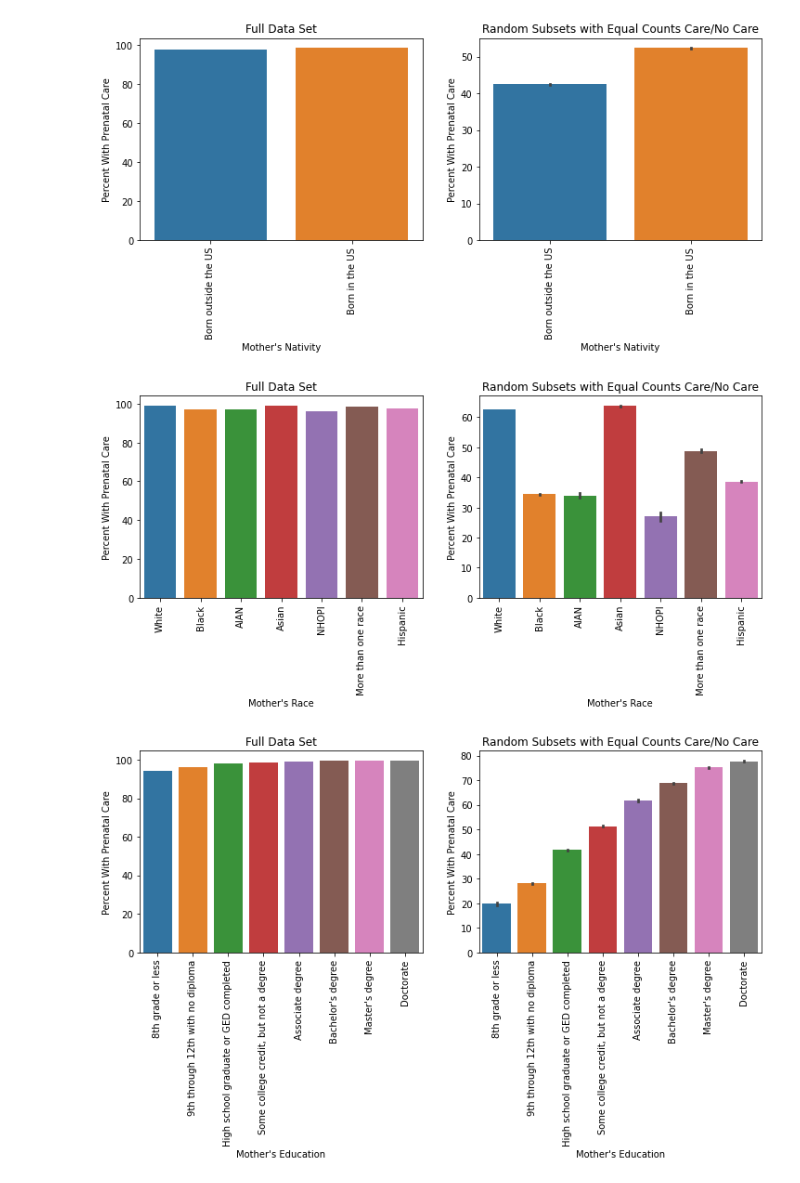
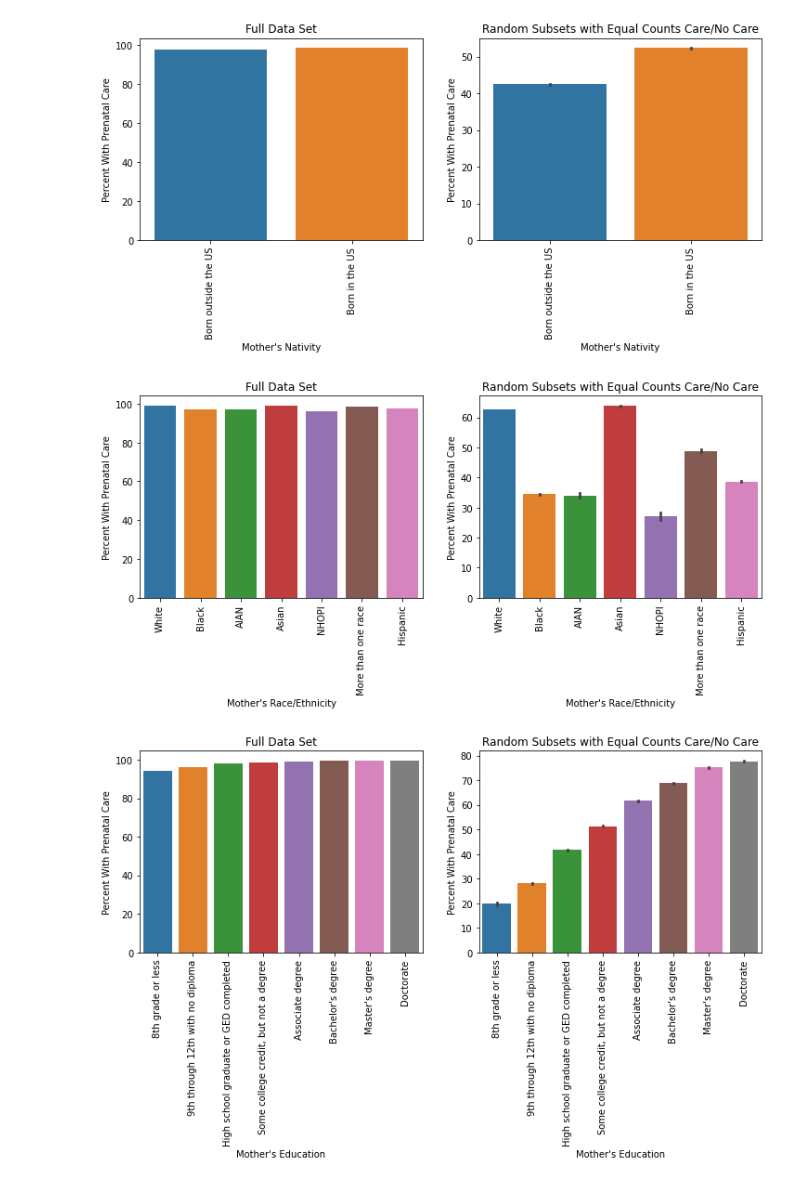
Before and after one commit to kels271828/ds4a, a Jupyter notebook: notebooks/models/prenatal_care.ipynb, the cells around one changed output. Cells and saved outputs as stored; diff of their text form; code cells hidden in the pictures.

```diff
--- a/notebooks/models/prenatal_care.ipynb
+++ b/notebooks/models/prenatal_care.ipynb
@@ -170,9 +170,9 @@ plt.savefig('../../results/prenatal_care_2.png', bbox_inches='tight')
 # %% [output]
 [figure]
 # %%
-plot_care('mracehisp', "Mother's Race", race_dict)
-plt.savefig('../../results/prenatal_care_3.png', bbox_inches='tight')
+plot_care('mracehisp', "Mother's Race/Ethnicity", race_dict)
+plt.savefig('../../results/prenatal_care_3.png', bbox_inches='tight', dpi=300)
 # %% [output]
-[figure, old version]
+[figure, new version]
 # %%
 plot_care('meduc', "Mother's Education", educ_dict)
```
Also changed, not shown: parts of 14 cells of this notebook.
